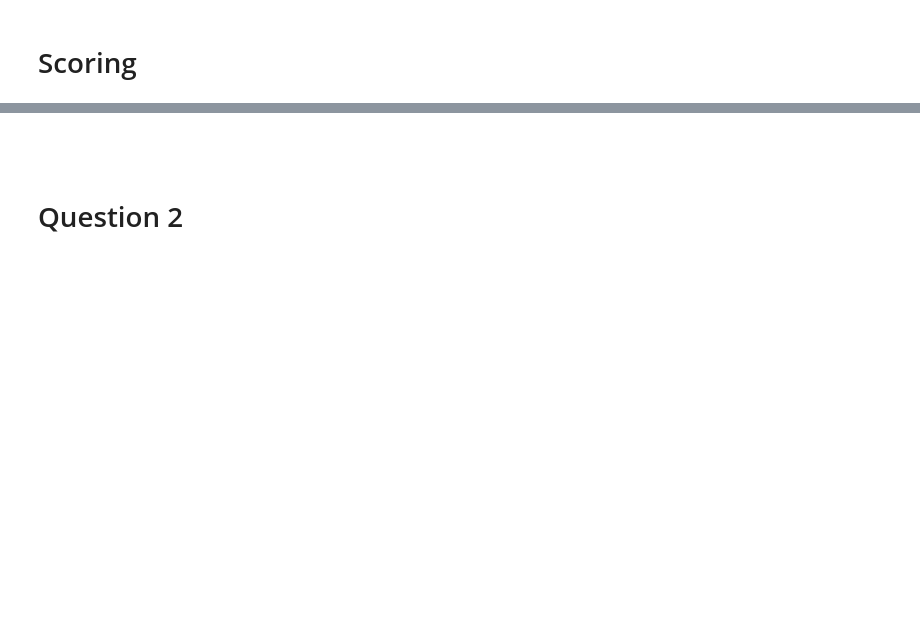
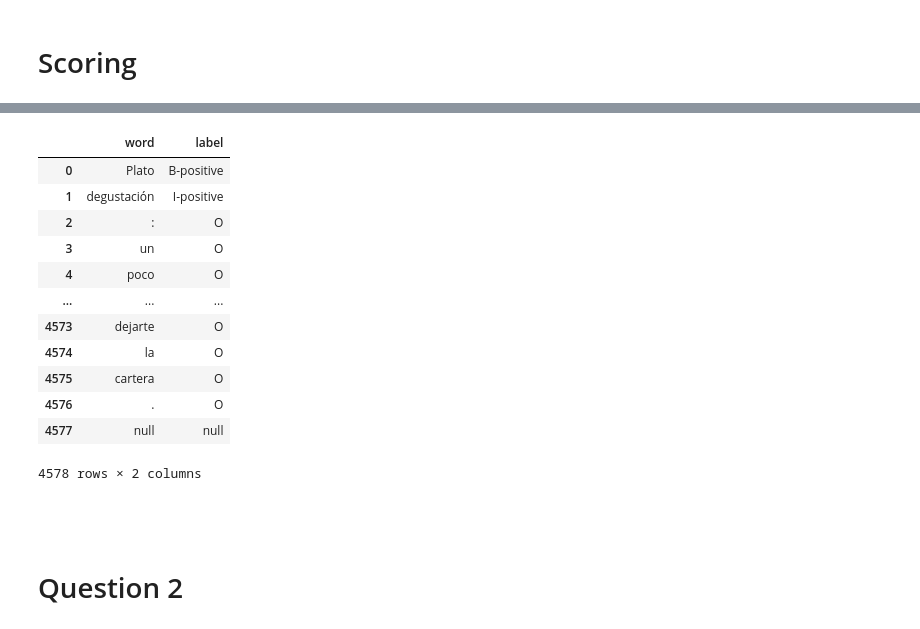
Before and after one commit to loypekyong/1D-project, a Jupyter notebook: Code.ipynb, the cells around one changed output, grey strips where cells are left out. Cells and saved outputs as stored; diff of their text form; code cells hidden in the pictures; blank space fills up the shorter version.

```diff
--- a/Code.ipynb
+++ b/Code.ipynb
@@ -23,29 +23,29 @@ print(pd.__version__)
 # RU_dev_out = pd.read_csv("./RU/dev.out", sep=" ", header=None, names=["word", "label"], encoding="utf-8", quoting=3)
 with open('./ES/train', 'r', encoding = 'utf8') as f:
     r1 = [lines.rstrip("\n") for lines in f.readlines()]
-ES_train_tup = [ (lines.rsplit(" ", 1)[0], lines.rsplit(" ", 1)[1]) for lines in r1 if lines != ""]
+ES_train_tup = [ (lines.rsplit(" ", 1)[0], lines.rsplit(" ", 1)[1]) if lines != "" else ("null", "null") for lines in r1]
 
 with open('./ES/dev.in', 'r', encoding = 'utf8') as f:
     r2 = [lines.rstrip("\n") for lines in f.readlines()]
-ES_dev_in_tup = [ lines for lines in r2 if lines != ""]
+ES_dev_in_tup = [ lines if lines != "" else "null" for lines in r2]
 
 with open('./ES/dev.out', 'r', encoding = 'utf8') as f:
     r3 = [lines.rstrip("\n") for lines in f.readlines()]
-ES_dev_out_tup = [ (lines.rsplit(" ", 1)[0], lines.rsplit(" ", 1)[1]) for lines in r3 if lines != ""]
+ES_dev_out_tup = [ (lines.rsplit(" ", 1)[0], lines.rsplit(" ", 1)[1]) if lines != "" else ("null", "null") for lines in r3]
 
 
 
 with open('./RU/train', 'r', encoding = 'utf8') as f:
     r4 = [lines.rstrip("\n") for lines in f.readlines()]
-RU_train_tup = [ (lines.rsplit(" ", 1)[0], lines.rsplit(" ", 1)[1]) for lines in r4 if lines != ""]
+RU_train_tup = [ (lines.rsplit(" ", 1)[0], lines.rsplit(" ", 1)[1]) if lines != "" else ("null", "null") for lines in r4]
 
 with open('./RU/dev.in', 'r', encoding = 'utf8') as f:
     r5 = [lines.rstrip("\n") for lines in f.readlines()]
-RU_dev_in_tup = [ lines for lines in r5 if lines != ""]
+RU_dev_in_tup = [ lines if lines != "" else "null" for lines in r5]
 
 with open('./RU/dev.out', 'r', encoding = 'utf8') as f:
     r6 = [lines.rstrip("\n") for lines in f.readlines()]
-RU_dev_out_tup = [ (lines.rsplit(" ", 1)[0], lines.rsplit(" ", 1)[1]) for lines in r6 if lines != ""]
+RU_dev_out_tup = [ (lines.rsplit(" ", 1)[0], lines.rsplit(" ", 1)[1]) if lines != "" else ("null", "null") for lines in r6]
 # %% [output]
 1.23.5
 1.5.3
@@ -206,3 +278,19 @@ f1 score is: 0.6913036879647898
+# %%
+ES_dev_out
+# %% [output]
+|  | word | label |
+| 0 | Plato | B-positive |
+| 1 | degustación | I-positive |
+| 2 | : | O |
+| 3 | un | O |
+| 4 | poco | O |
+| ... | ... | ... |
+| 4573 | dejarte | O |
+| 4574 | la | O |
+| 4575 | cartera | O |
+| 4576 | . | O |
+| 4577 | null | null |
+4578 rows × 2 columns
 # %% [markdown]
 #
 # %% [markdown]
```
Also changed, not shown: parts of 7 cells of this notebook, 2 other files.
